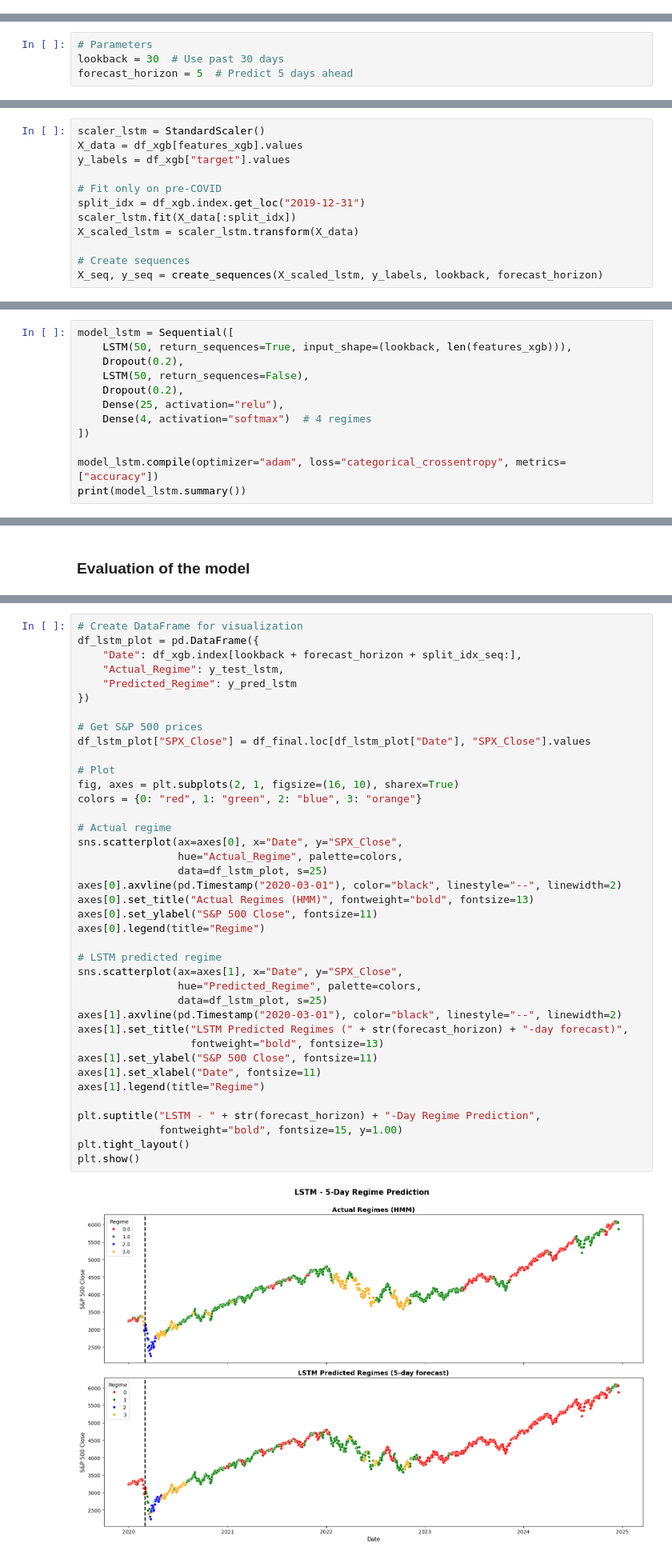
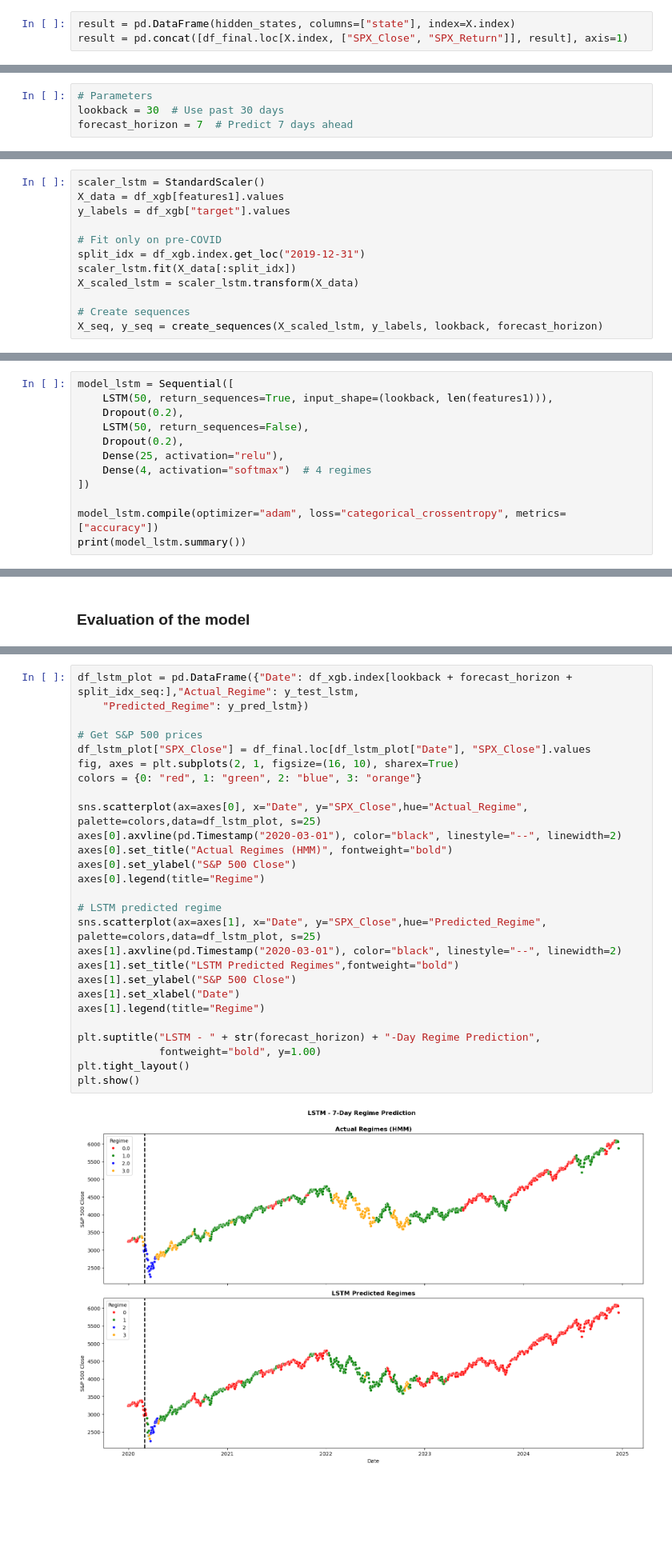
Before and after one commit to Maxx0345/MarketRegimeLab, a Jupyter notebook: MLv3[1].ipynb, the cells around one changed output, grey strips where cells are left out. Shown at 80% size. Drawn from its saved outputs; the diff is of its cells as text; blank space fills up the shorter version.

```diff
--- a/MLv3[1].ipynb
+++ b/MLv3[1].ipynb
@@ -643,0 +631,3 @@ result.loc["2020-07-01":, "period"] = "Post-COVID"
+# %%
+result = pd.DataFrame(hidden_states, columns=["state"], index=X.index)
+result = pd.concat([df_final.loc[X.index, ["SPX_Close", "SPX_Return"]], result], axis=1)
@@ -1232,7 +1227,7 @@ We define the LSTM parameters: a lookback of 30 days to capture recent temporal
 # %%
 # Parameters
 lookback = 30  # Use past 30 days
-forecast_horizon = 5  # Predict 5 days ahead
+forecast_horizon = 7  # Predict 7 days ahead
 # %% [markdown]
 Next, we need to transform tabular data into temporal sequences for the LSTM. For each point, we create a 30-day sequence of features as input (X) and associate the regime 5 days later as output (y).
 # %%
@@ -1245,7 +1240,7 @@ def create_sequences(data, labels, lookback, forecast):
     return np.array(X), np.array(y)
 # %%
 scaler_lstm = StandardScaler()
-X_data = df_xgb[features_xgb].values
+X_data = df_xgb[features1].values
 y_labels = df_xgb["target"].values
 
 # Fit only on pre-COVID
@@ -1286,7 +1281,7 @@ Train/Test split:
 Sequential architecture: 2 LSTM layers (50 neurons each) with Dropout (0.2) to prevent overfitting, followed by a Dense layer (25 neurons) and a softmax output with 4 classes (the 4 regimes). The LSTM layers capture temporal dependencies over 30 days.
 # %%
 model_lstm = Sequential([
-    LSTM(50, return_sequences=True, input_shape=(lookback, len(features_xgb))),
+    LSTM(50, return_sequences=True, input_shape=(lookback, len(features1))),
     Dropout(0.2),
     LSTM(50, return_sequences=False),
     Dropout(0.2),
@@ -1381,44 +1373,32 @@ weighted avg       0.55      0.50      0.49      1212
 # %%
-# Create DataFrame for visualization
-df_lstm_plot = pd.DataFrame({
-    "Date": df_xgb.index[lookback + forecast_horizon + split_idx_seq:],
-    "Actual_Regime": y_test_lstm,
-    "Predicted_Regime": y_pred_lstm
-})
+df_lstm_plot = pd.DataFrame({"Date": df_xgb.index[lookback + forecast_horizon + split_idx_seq:],"Actual_Regime": y_test_lstm,
+    "Predicted_Regime": y_pred_lstm})
 
 # Get S&P 500 prices
 df_lstm_plot["SPX_Close"] = df_final.loc[df_lstm_plot["Date"], "SPX_Close"].values
-
-# Plot
 fig, axes = plt.subplots(2, 1, figsize=(16, 10), sharex=True)
 colors = {0: "red", 1: "green", 2: "blue", 3: "orange"}
 
-# Actual regime
-sns.scatterplot(ax=axes[0], x="Date", y="SPX_Close",
-                hue="Actual_Regime", palette=colors,
-                data=df_lstm_plot, s=25)
+sns.scatterplot(ax=axes[0], x="Date", y="SPX_Close",hue="Actual_Regime", palette=colors,data=df_lstm_plot, s=25)
 axes[0].axvline(pd.Timestamp("2020-03-01"), color="black", linestyle="--", linewidth=2)
-axes[0].set_title("Actual Regimes (HMM)", fontweight="bold", fontsize=13)
-axes[0].set_ylabel("S&P 500 Close", fontsize=11)
+axes[0].set_title("Actual Regimes (HMM)", fontweight="bold")
+axes[0].set_ylabel("S&P 500 Close")
 axes[0].legend(title="Regime")
 
 # LSTM predicted regime
-sns.scatterplot(ax=axes[1], x="Date", y="SPX_Close",
-                hue="Predicted_Regime", palette=colors,
-                data=df_lstm_plot, s=25)
+sns.scatterplot(ax=axes[1], x="Date", y="SPX_Close",hue="Predicted_Regime", palette=colors,data=df_lstm_plot, s=25)
 axes[1].axvline(pd.Timestamp("2020-03-01"), color="black", linestyle="--", linewidth=2)
-axes[1].set_title("LSTM Predicted Regimes (" + str(forecast_horizon) + "-day forecast)",
-                  fontweight="bold", fontsize=13)
-axes[1].set_ylabel("S&P 500 Close", fontsize=11)
-axes[1].set_xlabel("Date", fontsize=11)
+axes[1].set_title("LSTM Predicted Regimes",fontweight="bold")
+axes[1].set_ylabel("S&P 500 Close")
+axes[1].set_xlabel("Date")
 axes[1].legend(title="Regime")
 
 plt.suptitle("LSTM - " + str(forecast_horizon) + "-Day Regime Prediction",
-             fontweight="bold", fontsize=15, y=1.00)
+             fontweight="bold", y=1.00)
 plt.tight_layout()
 plt.show()
 # %% [output]
-[figure, old version]
+[figure, new version]
 # %% [markdown]
 ## Analysis of the crisis
 # %% [markdown]
```
Also changed, not shown: parts of 69 cells of this notebook.
